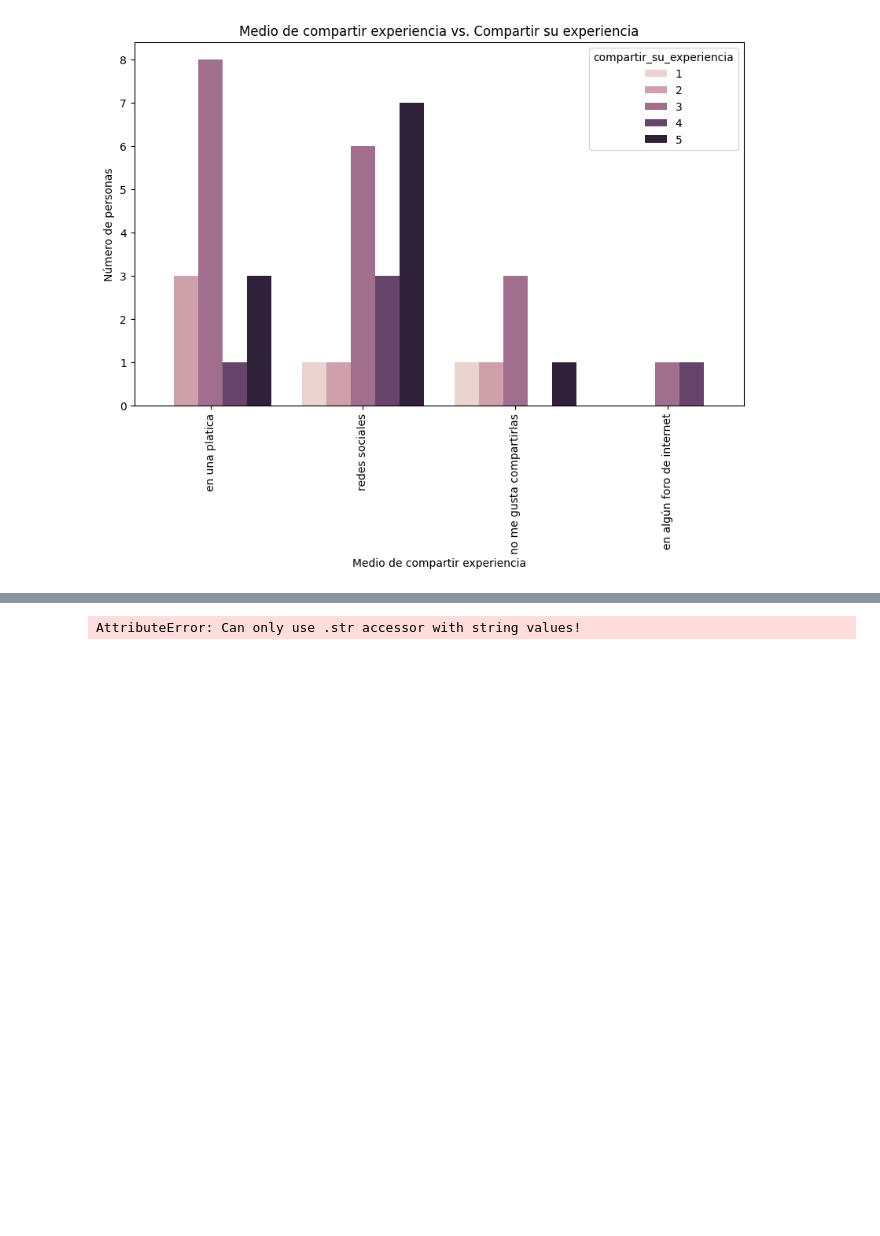
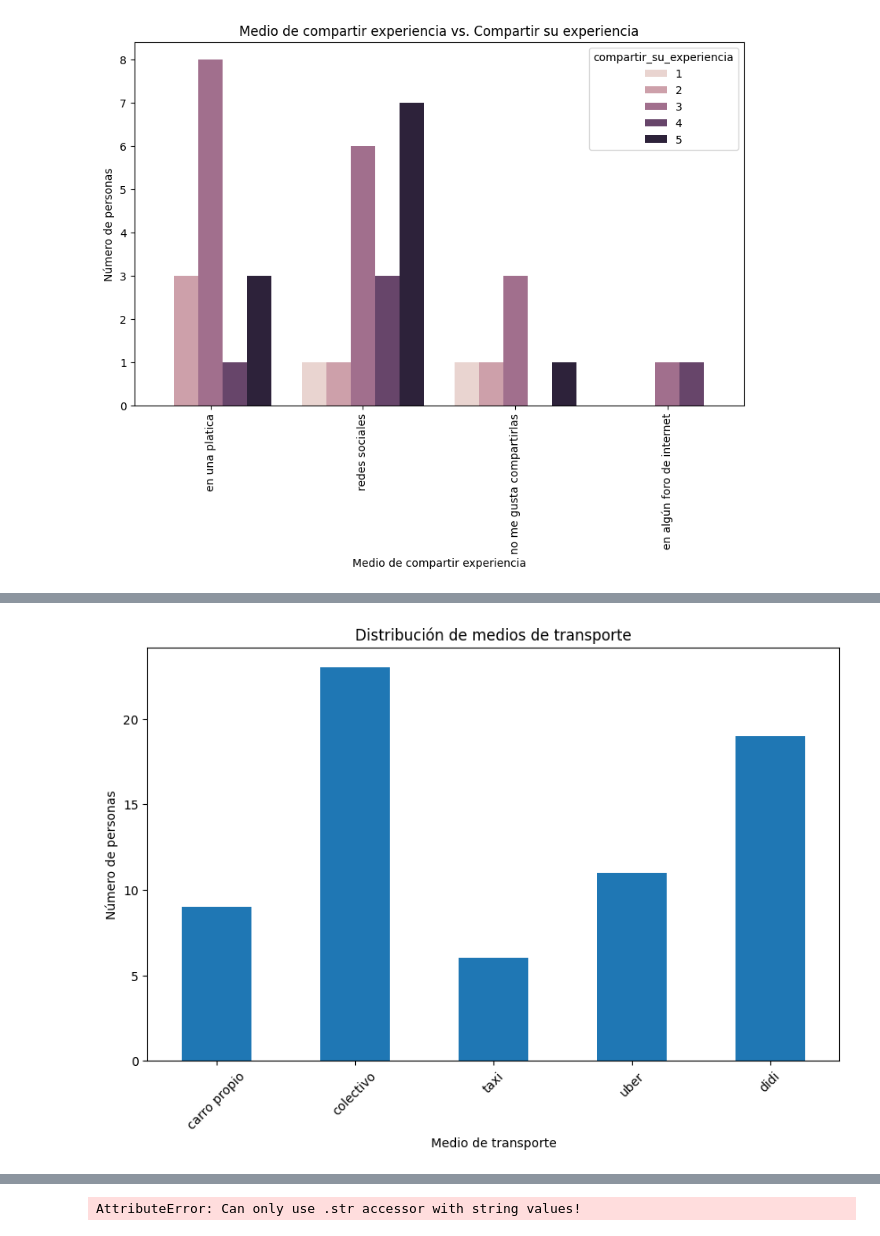
Before and after one commit to Abril131/Survey-Analysis, a Jupyter notebook: reporte_encuesta.ipynb, the cells around one changed output, grey strips where cells are left out. Saved outputs shown, nothing was run; the diff lists cells and outputs as text; code cells hidden in the pictures; blank space fills up the shorter version.

```diff
--- a/reporte_encuesta.ipynb
+++ b/reporte_encuesta.ipynb
@@ -161,0 +207,20 @@ plt.show()
+# %%
+# Contar las ocurrencias por categoría
+df_modified['medio_de_transporte_split'] = df_modified['medio_de_transporte'].str.split(',')
+df_exploded = df_modified.explode('medio_de_transporte_split')
+
+df_exploded['medio_de_transporte_split'] = df_exploded['medio_de_transporte_split'].str.strip().str.lower()
+trans_categories = ['carro propio', 'colectivo', 'taxi', 'uber', 'didi']
+
+count_data = df_exploded['medio_de_transporte_split'].value_counts().reindex(trans_categories, fill_value=0)
+
+# Graficar un gráfico de barras
+plt.figure(figsize=(10, 6))
+count_data.plot(kind='bar')
+plt.title('Distribución de medios de transporte')
+plt.ylabel('Número de personas')
+plt.xlabel('Medio de transporte')
+plt.xticks(rotation=45)
+plt.show()
+# %% [output]
+[figure, added]
```
Also changed, not shown: parts of 11 cells of this notebook, 1 other file.
